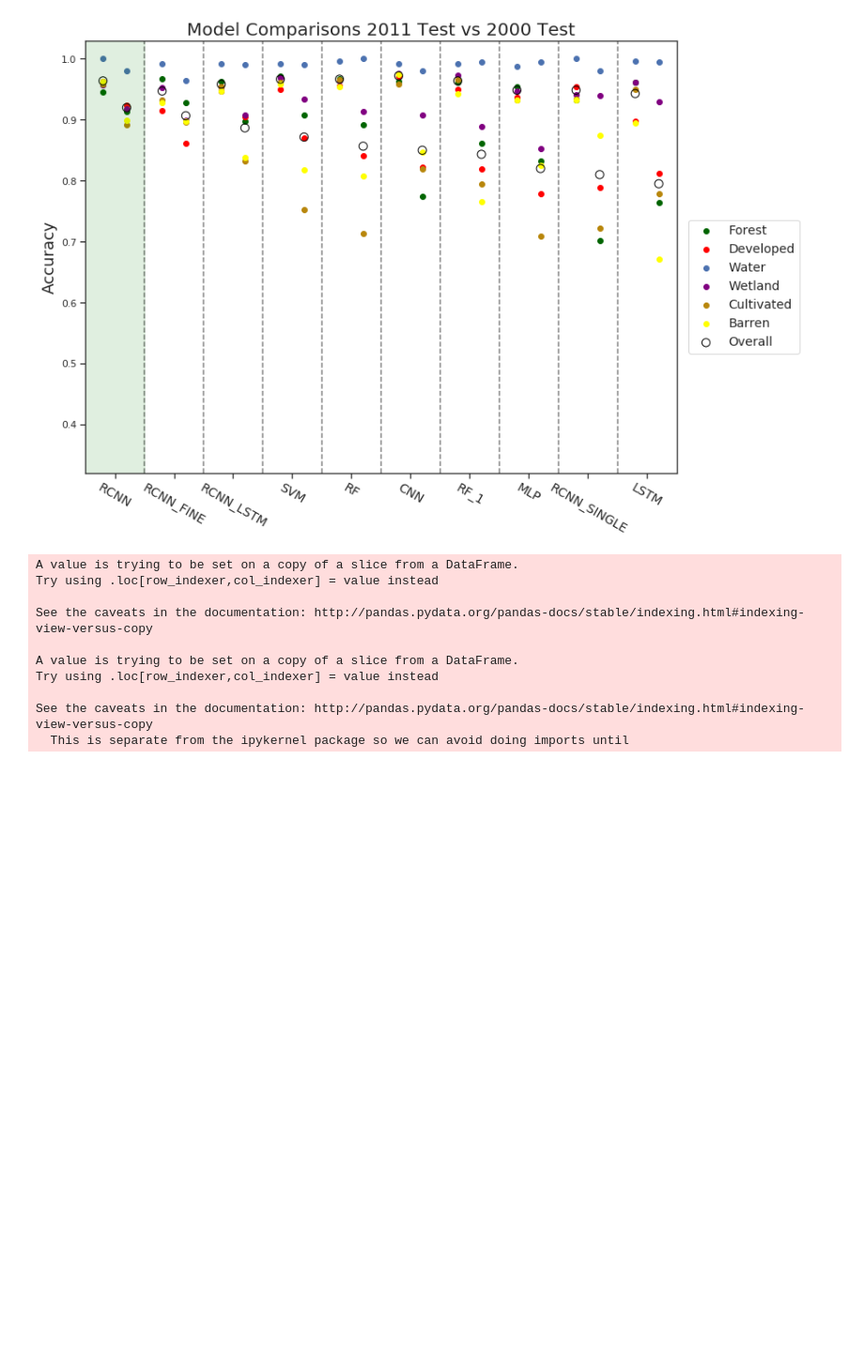
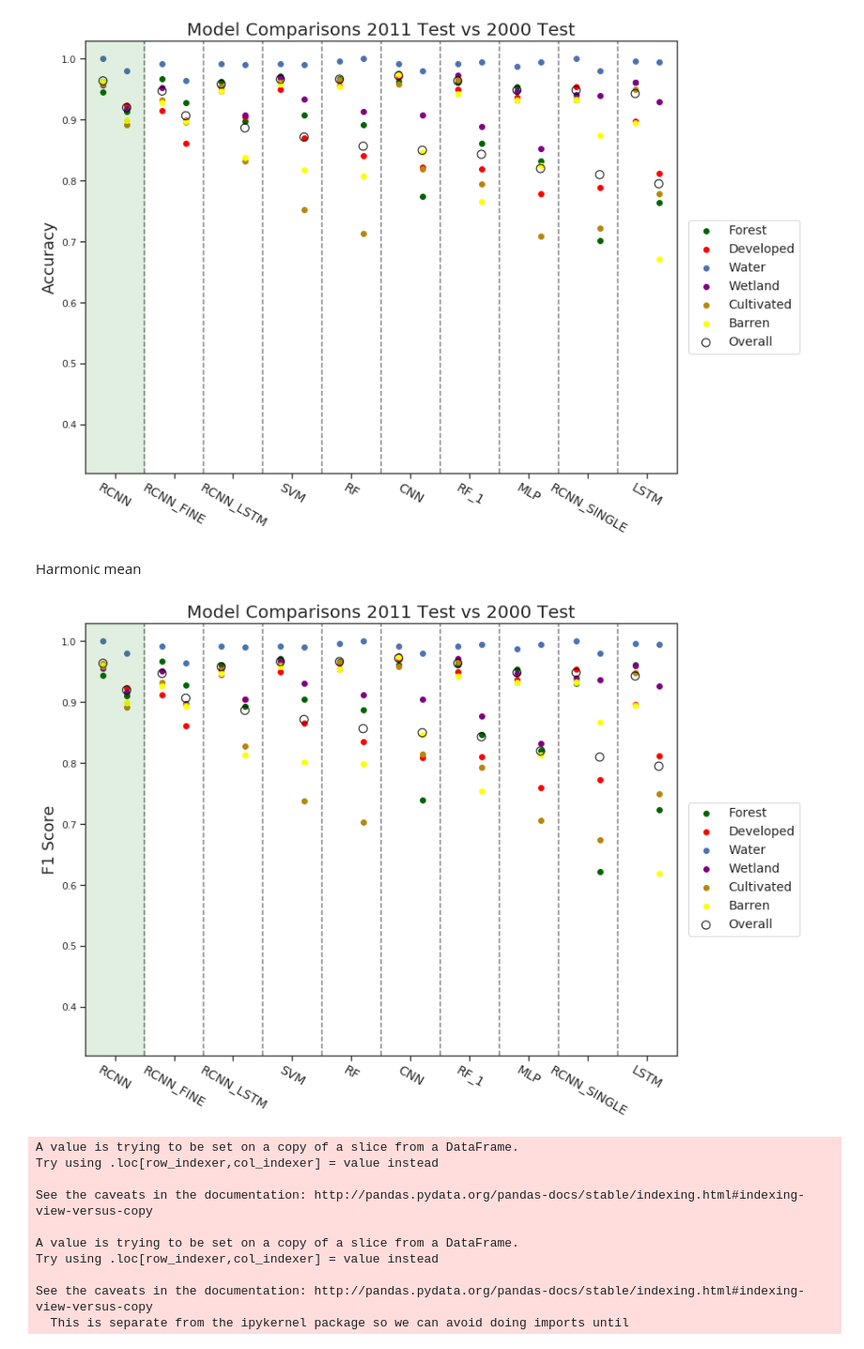
Before and after one commit to patrickcgray/landcover_rcnn, a Jupyter notebook: rcnn/Inspecting Model Accuracy Results.ipynb, the cells around one changed output. Shown at 94% size. Drawn from its saved outputs; the diff is of its cells as text; code cells hidden in the pictures; blank space fills up the shorter version.

Commit message:
now calculating harmonic mean / f1 score for each class

```diff
--- a/rcnn/Inspecting Model Accuracy Results.ipynb
+++ b/rcnn/Inspecting Model Accuracy Results.ipynb
@@ -318,6 +325,53 @@ ax.legend(bbox_to_anchor=(1.01, 0.6), fontsize=14)
 fig.savefig('detailed_model_comparisons_rev_update_prod_user_avg.png', bbox_inches='tight', dpi=600)
 # %% [output]
 [figure]
+# %% [markdown]
+Harmonic mean
+# %%
+fig, ax = plt.subplots(figsize=(12,9))
+
+ax.scatter(x_spacing, (2/(1/experiments['forest_acc_prod']+1/experiments['forest_acc_user'])),
+           label='Forest', marker='o', facecolors='darkgreen', edgecolors='darkgreen')
+ax.scatter(x_spacing, (2/(1/experiments['dev_acc_prod']+1/experiments['dev_acc_user'])),
+           label='Developed', marker='o', facecolors='red', edgecolors='red')
+ax.scatter(x_spacing, (2/(1/experiments['water_acc_prod']+1/experiments['water_acc_user'])),
+           label='Water', marker='o', facecolors='b', edgecolors='b')
+ax.scatter(x_spacing, (2/(1/experiments['wetland_acc_prod']+1/experiments['wetland_acc_user'])),
+           label='Wetland', marker='o', facecolors='purple', edgecolors='purple')
+ax.scatter(x_spacing, (2/(1/experiments['cult_acc_prod']+1/experiments['cult_acc_user'])),
+           label='Cultivated', marker='o', facecolors='darkgoldenrod', edgecolors='darkgoldenrod')
+ax.scatter(x_spacing, (2/(1/experiments['barren_acc_prod']+1/experiments['barren_acc_user'])),
+           label='Barren', marker='o', facecolors='yellow', edgecolors='yellow')
+
+ax.scatter(x_spacing, experiments['overall_acc'], label='Overall', marker='o', facecolors='None', edgecolors='black', s=85)
+
+
+
+ax.set_ylim(0.32,1.03)
+
+ax.axvline(x=1.5, c='black', linestyle='--', alpha=0.5)
+ax.axvline(x=2.5, c='black', linestyle='--', alpha=0.5)
+ax.axvline(x=3.5, c='black', linestyle='--', alpha=0.5)
+ax.axvline(x=4.5, c='black', linestyle='--', alpha=0.5)
+ax.axvline(x=5.5, c='black', linestyle='--', alpha=0.5)
+ax.axvline(x=6.5, c='black', linestyle='--', alpha=0.5)
+ax.axvline(x=7.5, c='black', linestyle='--', alpha=0.5)
+ax.axvline(x=8.5, c='black', linestyle='--', alpha=0.5)
+ax.axvline(x=9.5, c='black', linestyle='--', alpha=0.5)
+ax.axvspan(0.5, 1.5, alpha=0.12, color='green')
+
+ax.set_xlim(0.5,10.5)
+
+
+ax.set_xticklabels(['RCNN', 'RCNN_FINE', 'RCNN_LSTM', 'SVM', 'RF', 'CNN', 'RF_1', 'MLP', 'RCNN_SINGLE', 'LSTM'], rotation=-30, fontsize=14)
+ax.set_xticks(np.arange(1, 11, step=1))
+#ax.set_xlabel('Model', fontsize=20)
+ax.set_ylabel('F1 Score', fontsize=18)
+ax.set_title('Model Comparisons 2011 Test vs 2000 Test', fontsize=20)
+ax.legend(bbox_to_anchor=(1.01, 0.6), fontsize=14)
+fig.savefig('detailed_model_comparisons_rev_update_harmonic_mean.png', bbox_inches='tight', dpi=600)
+# %% [output]
+[figure, added]
 # %%
 experiments_trained = experiments[~(experiments.evaluation_dataset == '2000test_corrected')]
 experiments_trained['timestamp'] = pd.to_datetime(experiments_trained['training_time'].str.slice(7))
```
Also changed, not shown: parts of 3 cells of this notebook.
